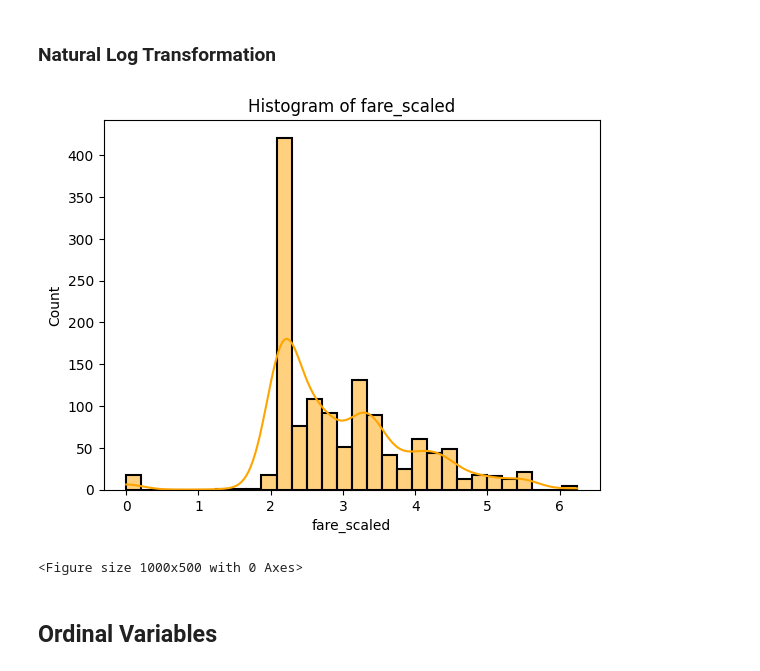
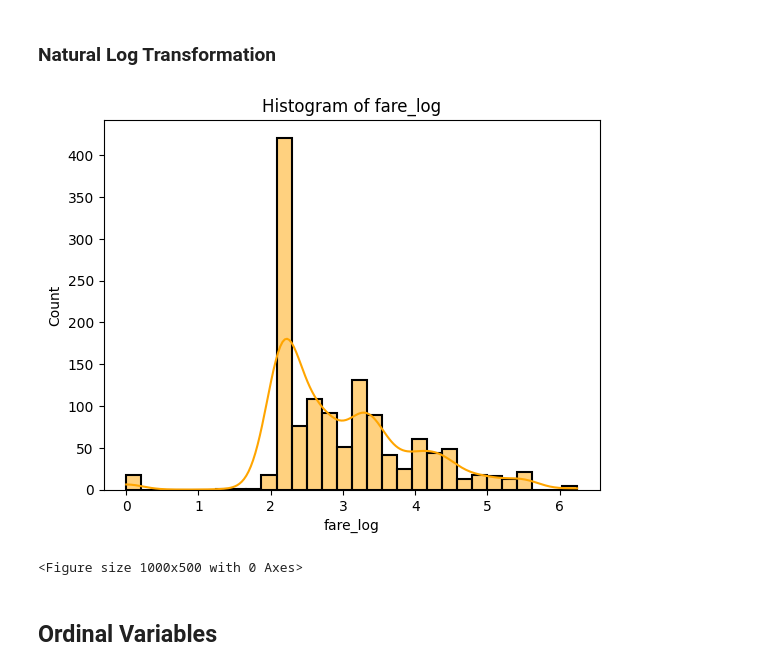
Before and after one commit to supermarmar/titanic_v2, a Jupyter notebook: notebooks/03-mas-feature-eng.ipynb, the cells around one changed output. Drawn from its saved outputs; the diff is of its cells as text; code cells hidden in the pictures.

```diff
--- a/notebooks/03-mas-feature-eng.ipynb
+++ b/notebooks/03-mas-feature-eng.ipynb
@@ -118,11 +118,11 @@ log_vars_list = ["fare"]
 
 for var in log_vars_list:
     log_transformer = FunctionTransformer(np.log1p, validate=True)
-    interim_df[f"{var}_scaled"] = log_transformer.transform(interim_df[[var]])
+    interim_df[f"{var}_log"] = log_transformer.transform(interim_df[[var]])
 # %%
-plot_histogram(interim_df, "fare_scaled", transformed=True)
+plot_histogram(interim_df, "fare_log", transformed=True)
 # %% [output]
-[figure, old version]
+[figure, new version]
 <Figure size 1000x500 with 0 Axes>
 # %% [markdown]
 ## **Ordinal Variables**
```
Also changed, not shown: parts of 1 cell of this notebook, 3 other files.
